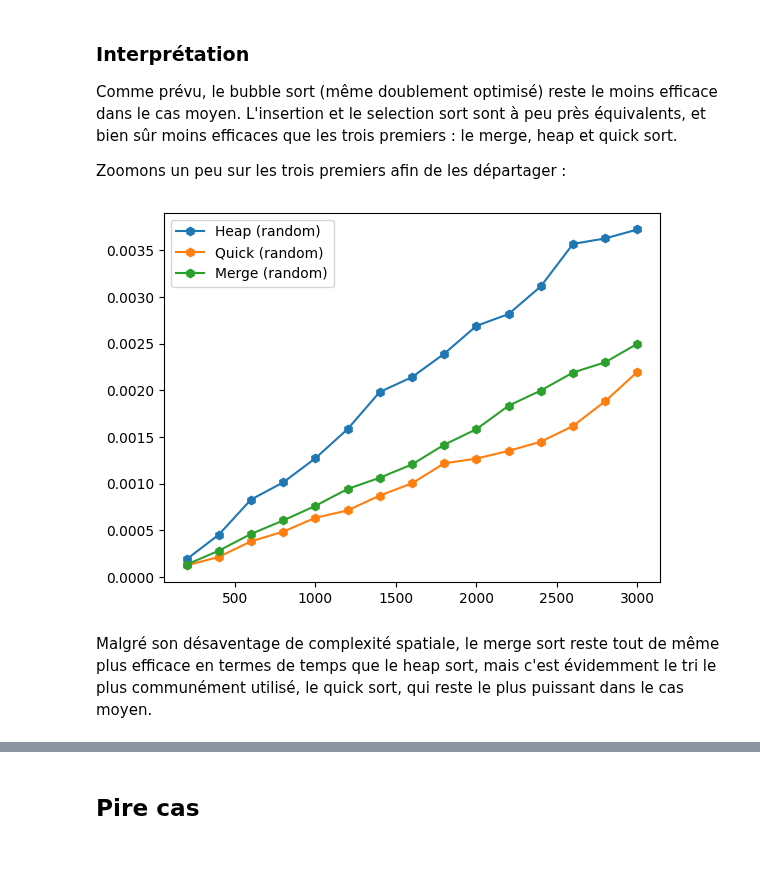
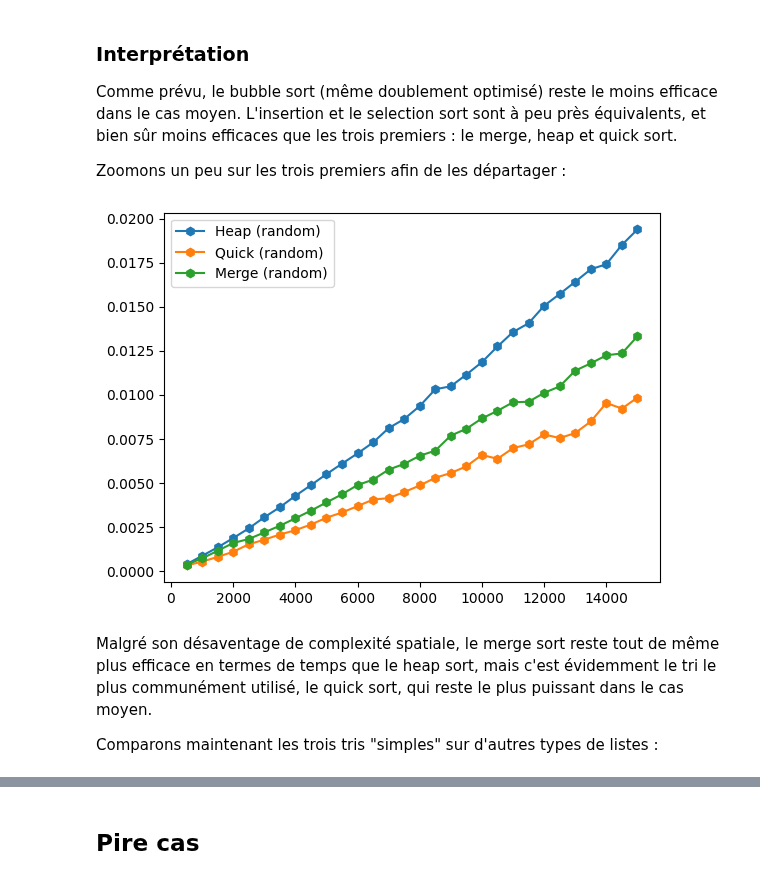
Before and after one commit to zshelali/projet-it4-complexity, a Jupyter notebook: TP - 2023 - Time Complexity sorting algorithms.ipynb, the cells around one changed output, grey strips where cells are left out. Cells and saved outputs as stored; diff of their text form; code cells hidden in the pictures.

```diff
--- a/TP - 2023 - Time Complexity sorting algorithms.ipynb
+++ b/TP - 2023 - Time Complexity sorting algorithms.ipynb
@@ -928,10 +928,12 @@ Comme prévu, le bubble sort (même doublement optimisé) reste le moins efficac
 
 Zoomons un peu sur les trois premiers afin de les départager :
 # %%
-executerTri(heap_sort, 'h', 'Heap', 15, 200, True, "random")
-executerTri(quick_sort_rec, 'h', 'Quick', 15, 200, False, "random")
-executerTri(merge_sort, 'h', 'Merge', 15, 200, False, "random")
+executerTri(heap_sort, 'h', 'Heap', 30, 500, True, "random")
+executerTri(quick_sort_rec, 'h', 'Quick', 30, 500, False, "random")
+executerTri(merge_sort, 'h', 'Merge', 30, 500, False, "random")
 # %% [output]
-[figure, old version]
+[figure, new version]
 # %% [markdown]
 Malgré son désaventage de complexité spatiale, le merge sort reste tout de même plus efficace en termes de temps que le heap sort, mais c'est évidemment le tri le plus communément utilisé, le quick sort, qui reste le plus puissant dans le cas moyen.
+
+Comparons maintenant les trois tris "simples" sur d'autres types de listes :
```
Also changed, not shown: parts of 8 cells of this notebook.
